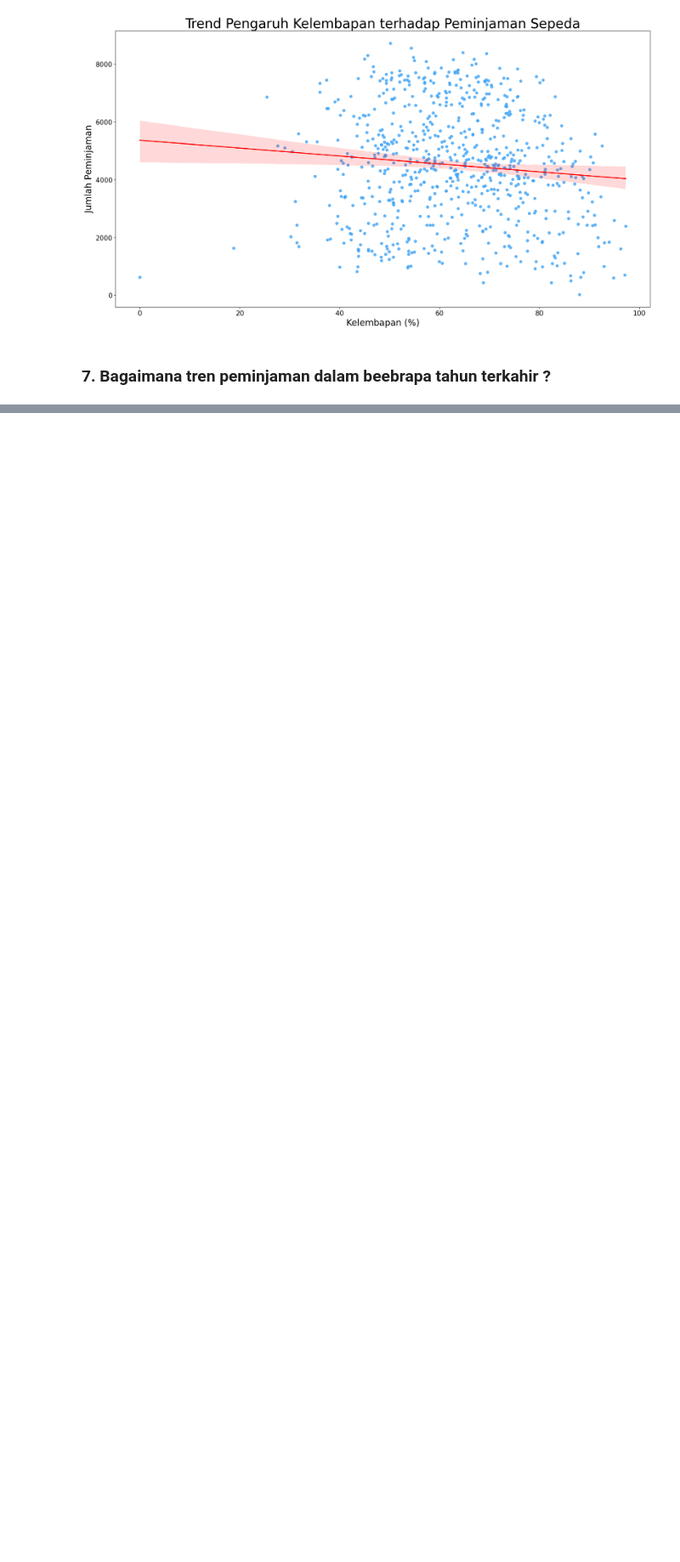
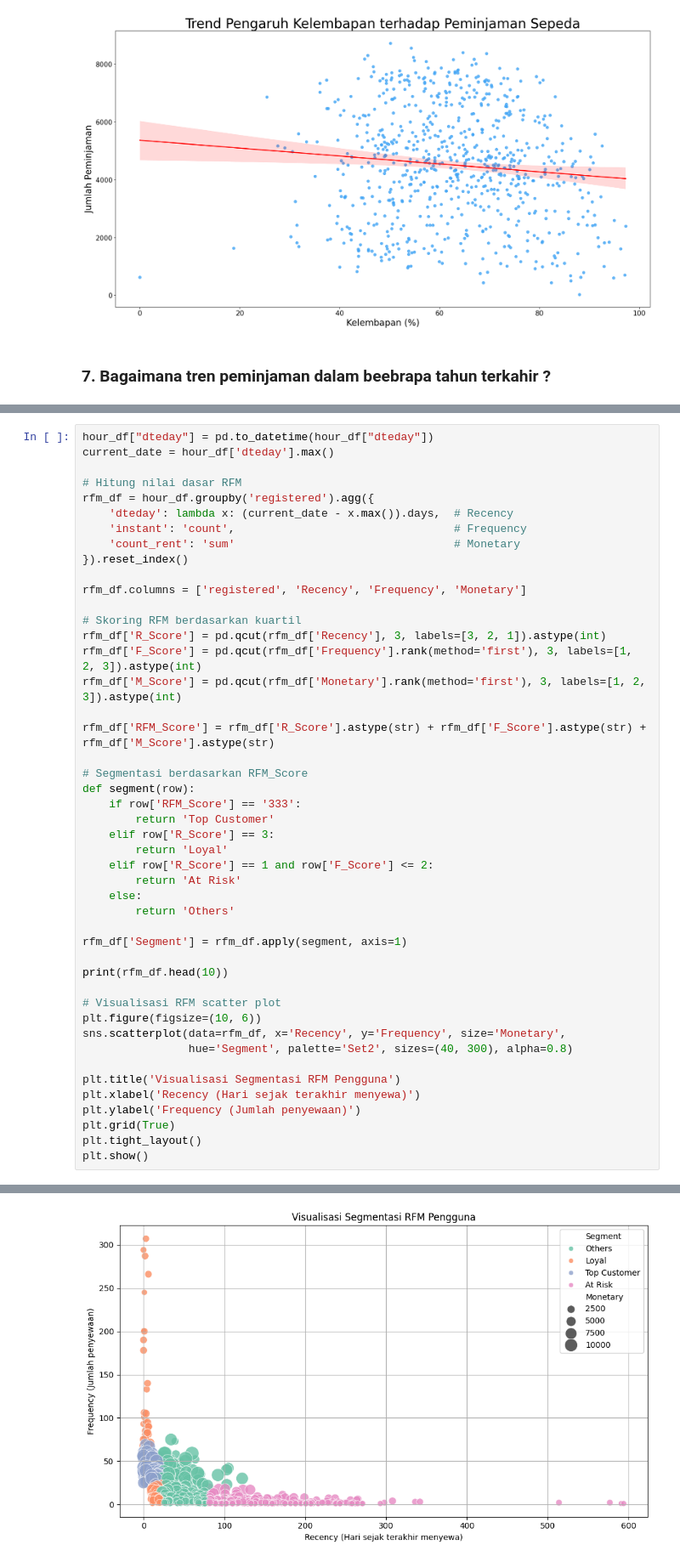
Before and after one commit to nexuszero10/analisis-bike-sharing, a Jupyter notebook: notebook.ipynb, the cells around one changed output, grey strips where cells are left out. Shown at 85% size. Saved outputs shown, nothing was run; the diff lists cells and outputs as text; blank space fills up the shorter version.

```diff
--- a/notebook.ipynb
+++ b/notebook.ipynb
@@ -687,0 +647,47 @@ print(rfm_df.head())
+# %%
+hour_df["dteday"] = pd.to_datetime(hour_df["dteday"])
+current_date = hour_df['dteday'].max()
+
+# Hitung nilai dasar RFM
+rfm_df = hour_df.groupby('registered').agg({
+    'dteday': lambda x: (current_date - x.max()).days,  # Recency
+    'instant': 'count',                                 # Frequency
+    'count_rent': 'sum'                                 # Monetary
+}).reset_index()
+
+rfm_df.columns = ['registered', 'Recency', 'Frequency', 'Monetary']
+
+# Skoring RFM berdasarkan kuartil
+rfm_df['R_Score'] = pd.qcut(rfm_df['Recency'], 3, labels=[3, 2, 1]).astype(int)
+rfm_df['F_Score'] = pd.qcut(rfm_df['Frequency'].rank(method='first'), 3, labels=[1, 2, 3]).astype(int)
+rfm_df['M_Score'] = pd.qcut(rfm_df['Monetary'].rank(method='first'), 3, labels=[1, 2, 3]).astype(int)
+
+rfm_df['RFM_Score'] = rfm_df['R_Score'].astype(str) + rfm_df['F_Score'].astype(str) + rfm_df['M_Score'].astype(str)
+
+# Segmentasi berdasarkan RFM_Score
+def segment(row):
+    if row['RFM_Score'] == '333':
+        return 'Top Customer'
+    elif row['R_Score'] == 3:
+        return 'Loyal'
+    elif row['R_Score'] == 1 and row['F_Score'] <= 2:
+        return 'At Risk'
+    else:
+        return 'Others'
+
+rfm_df['Segment'] = rfm_df.apply(segment, axis=1)
+
+print(rfm_df.head(10))
+
+# Visualisasi RFM scatter plot
+plt.figure(figsize=(10, 6))
+sns.scatterplot(data=rfm_df, x='Recency', y='Frequency', size='Monetary',
+                hue='Segment', palette='Set2', sizes=(40, 300), alpha=0.8)
+
+plt.title('Visualisasi Segmentasi RFM Pengguna')
+plt.xlabel('Recency (Hari sejak terakhir menyewa)')
+plt.ylabel('Frequency (Jumlah penyewaan)')
+plt.grid(True)
+plt.tight_layout()
+plt.show()
+# %% [output]
@@ -687,0 +711 @@ print(rfm_df.head())
+[figure, added]
```
Also changed, not shown: parts of 13 cells of this notebook, 1 other file.
